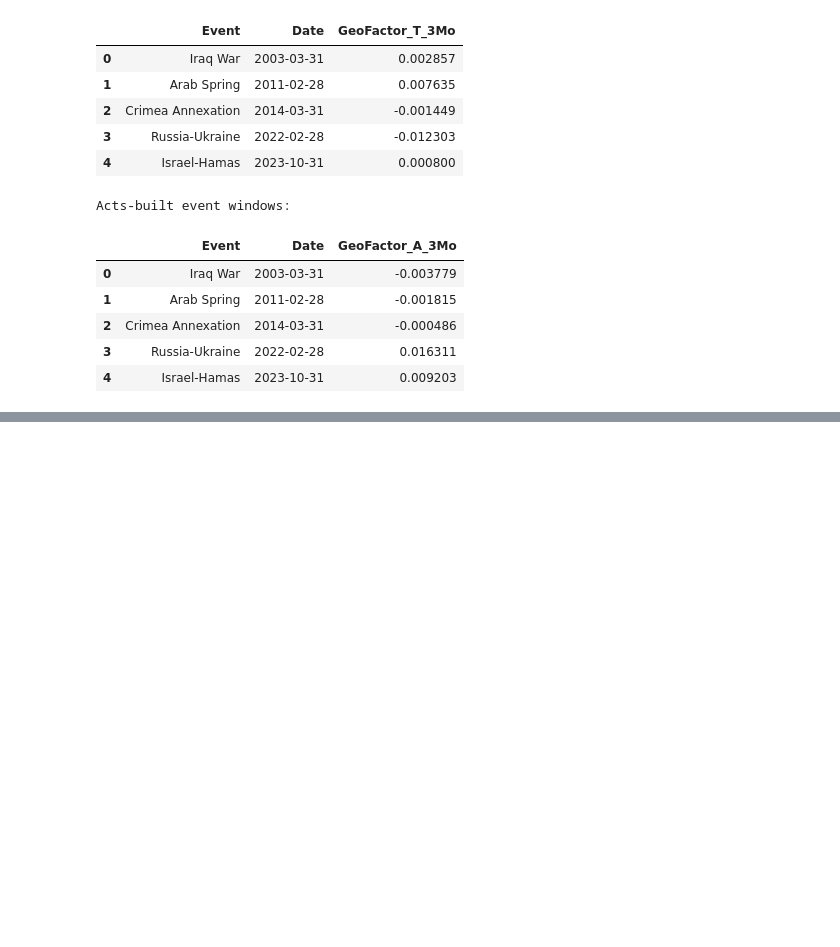
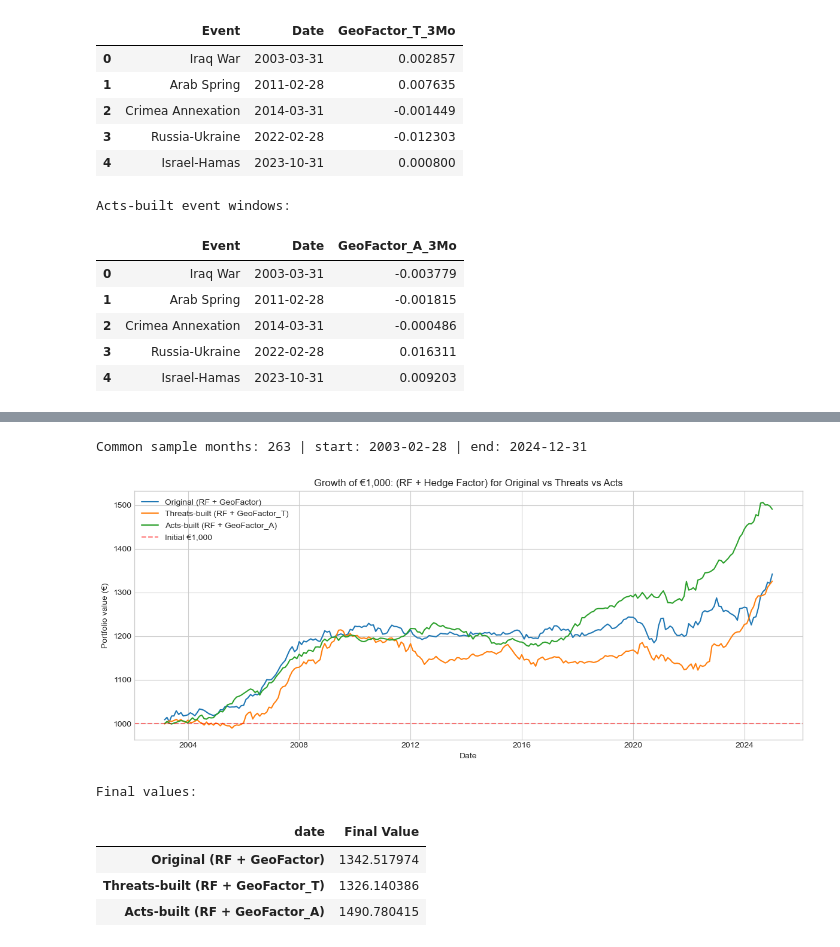
Before and after one commit to siddharthyashkukreja-cloud/Hedging_GeoPolRisk, a Jupyter notebook: researchProject.ipynb, the cells around one changed output, grey strips where cells are left out. Saved outputs shown, nothing was run; the diff lists cells and outputs as text; code cells hidden in the pictures; blank space fills up the shorter version.

Commit message:
better graphs

```diff
--- a/researchProject.ipynb
+++ b/researchProject.ipynb
@@ -2680,0 +2877,73 @@ plt.show()
+# %%
+import numpy as np
+import pandas as pd
+import matplotlib.pyplot as plt
+from pandas.tseries.offsets import MonthEnd
+
+def to_month_end(s):
+    return pd.to_datetime(s, errors="coerce") + MonthEnd(0)
+
+def prep(df, date_col, ret_col, new_name):
+    d = df.copy()
+    if date_col not in d.columns:
+        d = d.reset_index()
+        if date_col not in d.columns:
+            d = d.rename(columns={d.columns[0]: date_col})
+    d[date_col] = to_month_end(d[date_col])
+    d = d[[date_col, ret_col]].dropna().rename(columns={ret_col: new_name})
+    return d.sort_values(date_col)
+
+def wealth(r, start=1000):
+    return start * (1 + r).cumprod()
+
+# --- pull series ---
+orig = prep(df_oos,   "date", "GeoFactor",   "Original")
+thrt = prep(df_oos_T, "date", "GeoFactor_T", "Threats")
+acts = prep(df_oos_A, "date", "GeoFactor_A", "Acts")
+
+# RF from df_val (your validation dataset)
+rf = df_val[["date", "RF"]].copy()
+rf["date"] = to_month_end(rf["date"])
+rf = rf.dropna().sort_values("date")
+
+# --- common sample across all 3 + RF ---
+comp = orig.merge(thrt, on="date", how="inner").merge(acts, on="date", how="inner").merge(rf, on="date", how="inner")
+comp = comp.set_index("date").sort_index()
+
+print("Common sample months:", len(comp), "| start:", comp.index.min().date(), "| end:", comp.index.max().date())
+
+# --- build "Total Return" like old plot (RF + GeoFactor) ---
+comp["Total_Original"] = comp["Original"] + comp["RF"]
+comp["Total_Threats"]  = comp["Threats"]  + comp["RF"]
+comp["Total_Acts"]     = comp["Acts"]     + comp["RF"]
+
+# --- wealth paths ---
+w = pd.DataFrame({
+    "Original (RF + GeoFactor)": wealth(comp["Total_Original"], 1000),
+    "Threats-built (RF + GeoFactor_T)": wealth(comp["Total_Threats"], 1000),
+    "Acts-built (RF + GeoFactor_A)": wealth(comp["Total_Acts"], 1000),
+}, index=comp.index)
+
+# --- plot ---
+plt.figure(figsize=(12,5))
+for c in w.columns:
+    plt.plot(w.index, w[c], label=c)
+
+plt.axhline(1000, color="red", linestyle="--", alpha=0.5, label="Initial €1,000")
+plt.title("Growth of €1,000: (RF + Hedge Factor) for Original vs Threats vs Acts")
+plt.xlabel("Date")
+plt.ylabel("Portfolio value (€)")
+plt.legend()
+plt.tight_layout()
+plt.show()
+
+print("\nFinal values:")
+display(w.tail(1).T.rename(columns={w.index[-1]: "Final Value"}))
+# %% [output]
+Common sample months: 263 | start: 2003-02-28 | end: 2024-12-31
+[figure, added]
+Final values:
+| date | Final Value |
+| Original (RF + GeoFactor) | 1342.517974 |
+| Threats-built (RF + GeoFactor_T) | 1326.140386 |
+| Acts-built (RF + GeoFactor_A) | 1490.780415 |
```
Also changed, not shown: parts of 6 cells of this notebook, 1 other file.
